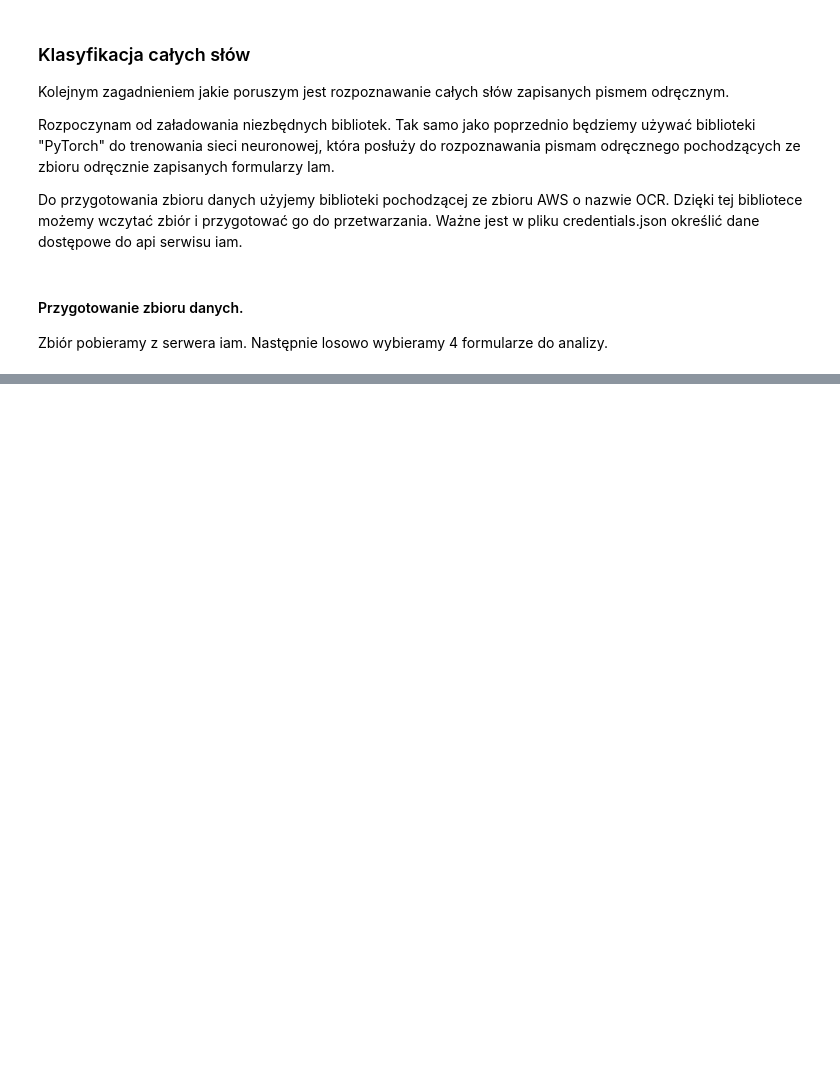
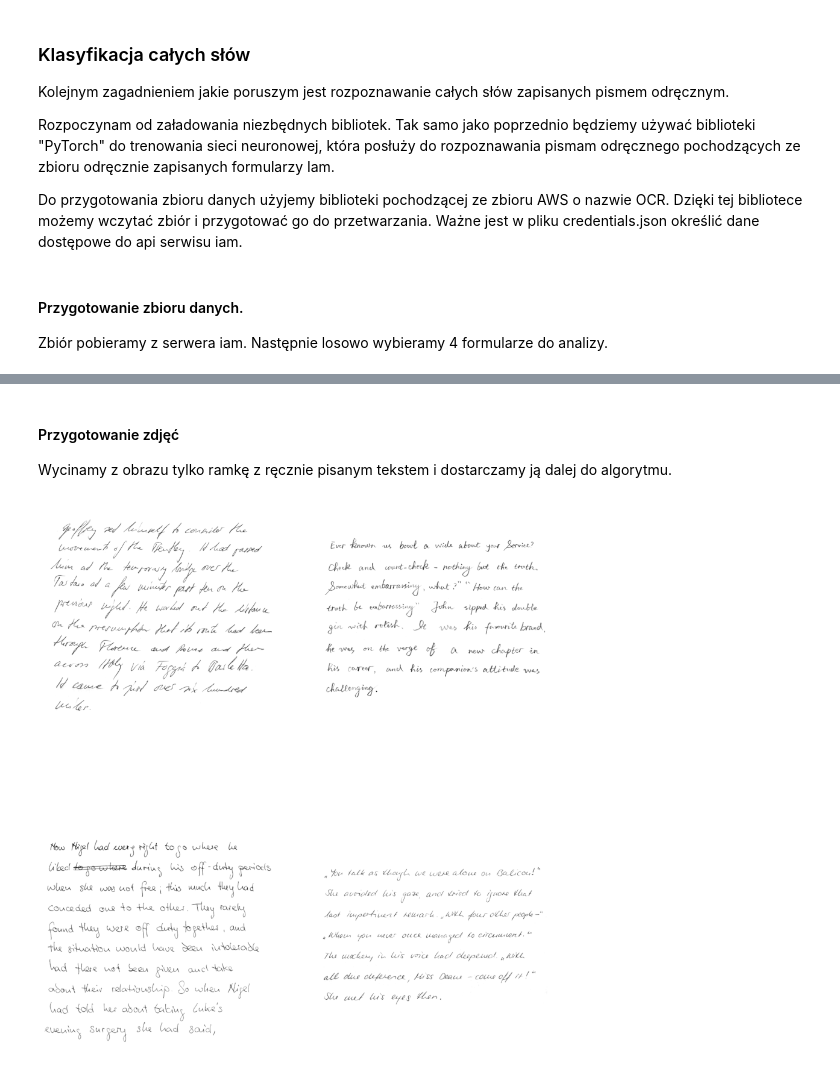
Before and after one commit to Tahimari/OCR-iam, a Jupyter notebook: OCR_iam.ipynb, the cells around one changed output, grey strips where cells are left out. Saved outputs shown, nothing was run; the diff lists cells and outputs as text; code cells hidden in the pictures; blank space fills up the shorter version.

```diff
--- a/OCR_iam.ipynb
+++ b/OCR_iam.ipynb
@@ -59,0 +160,21 @@ MXNetError: GPU is not enabled
+# %% [markdown]
+#### Przygotowanie zdjęć
+
+Wycinamy z obrazu tylko ramkę z ręcznie pisanym tekstem i dostarczamy ją dalej do algorytmu.
+# %%
+segmented_paragraph_size = (700, 700)
+fig, axs = plt.subplots(int(len(images)/2), 2, figsize=(15, 9 * len(images)/2))
+
+paragraph_segmented_images = []
+
+for i, image in enumerate(images):
+    s_y, s_x = int(i/2), int(i%2)
+
+    bb = predicted_bbs[i]
+    image = crop_handwriting_page(image, bb, image_size=segmented_paragraph_size)
+    paragraph_segmented_images.append(image)
+
+    axs[s_y, s_x].imshow(image, cmap='Greys_r')
+    axs[s_y, s_x].axis('off')
+# %% [output]
+[figure, added]
```
Also changed, not shown: parts of 39 cells of this notebook.
